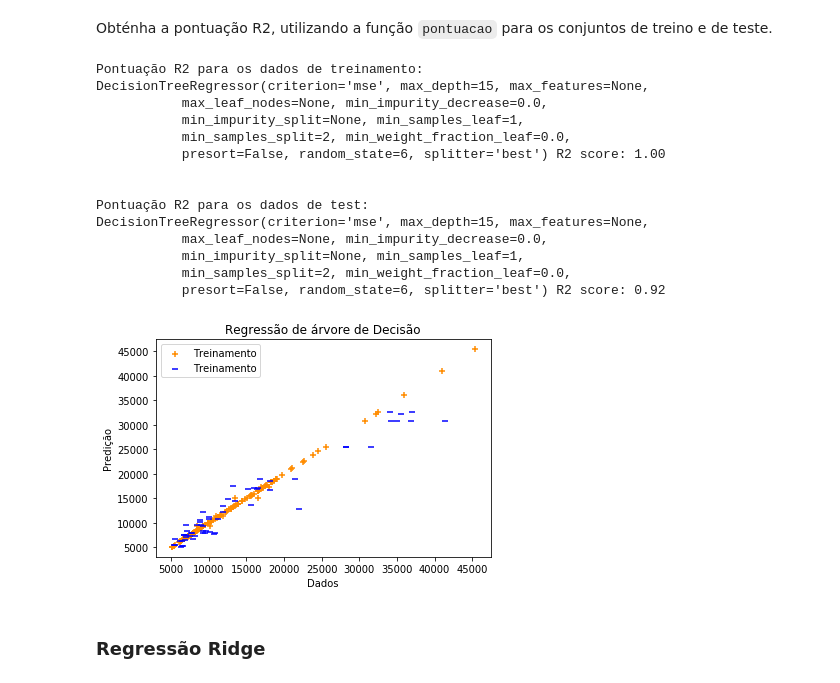
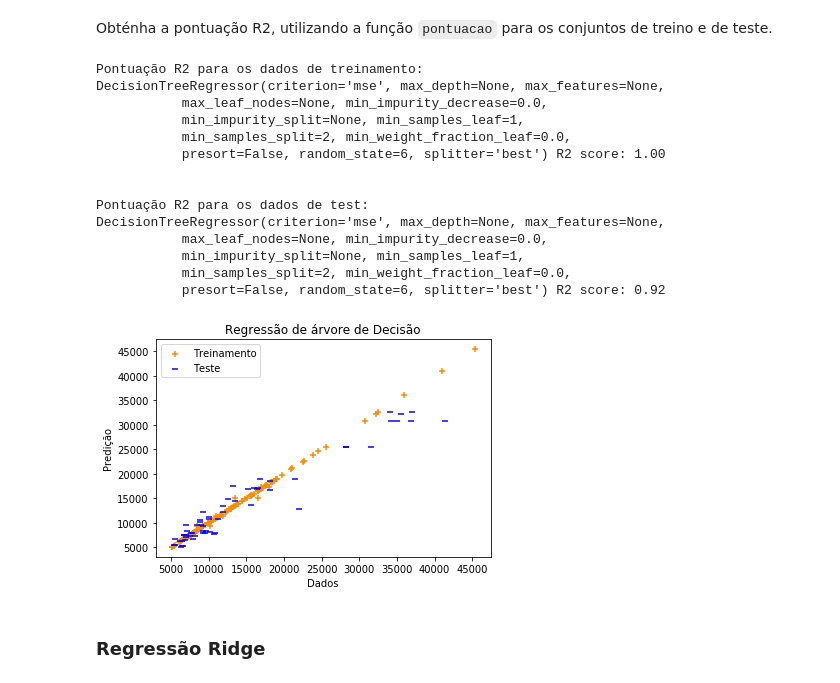
Before and after one commit to marcosmuto/FIAP_PYTHON, a Jupyter notebook: automobile-price-prediction.ipynb, the cells around one changed output. Drawn from its saved outputs; the diff is of its cells as text; code cells hidden in the pictures.

````diff
--- a/automobile-price-prediction.ipynb
+++ b/automobile-price-prediction.ipynb
@@ -854,7 +854,7 @@ plt.show()
 # %%
 from sklearn import tree
 
-dtr_model = tree.DecisionTreeRegressor(random_state=6,max_depth=15).fit(X_train, y_train.ravel())
+dtr_model = tree.DecisionTreeRegressor(random_state=6).fit(X_train, y_train.ravel())
 # %% [markdown]
 Obténha a pontuação R2, utilizando a função ```pontuacao``` para os conjuntos de treino e de teste.
 # %%
@@ -865,7 +865,7 @@ print("Pontuação R2 para os dados de test:")
 pontuacao(dtr_model, X_test, y_test)
 # %% [output]
 Pontuação R2 para os dados de treinamento:
-DecisionTreeRegressor(criterion='mse', max_depth=15, max_features=None,
+DecisionTreeRegressor(criterion='mse', max_depth=None, max_features=None,
            max_leaf_nodes=None, min_impurity_decrease=0.0,
            min_impurity_split=None, min_samples_leaf=1,
            min_samples_split=2, min_weight_fraction_leaf=0.0,
@@ -873,7 +873,7 @@ DecisionTreeRegressor(criterion='mse', max_depth=15, max_features=None,
 
 
 Pontuação R2 para os dados de test:
-DecisionTreeRegressor(criterion='mse', max_depth=15, max_features=None,
+DecisionTreeRegressor(criterion='mse', max_depth=None, max_features=None,
            max_leaf_nodes=None, min_impurity_decrease=0.0,
            min_impurity_split=None, min_samples_leaf=1,
            min_samples_split=2, min_weight_fraction_leaf=0.0,
@@ -881,15 +881,15 @@ DecisionTreeRegressor(criterion='mse', max_depth=15, max_features=None,
 # %%
 # Plot the results
 plt.figure()
 plt.scatter(y_train, dtr_model.predict(X_train), edgecolor="black",c="darkorange", label="Treinamento",marker="+")
-plt.scatter(y_test, dtr_model.predict(X_test), edgecolor="black",c="blue", label="Treinamento",marker="_")
+plt.scatter(y_test, dtr_model.predict(X_test), edgecolor="black",c="blue", label="Teste",marker="_")
 plt.xlabel("Dados")
 plt.ylabel("Predição")
 plt.title("Regressão de árvore de Decisão")
 plt.legend()
 plt.show()
 # %% [output]
-[figure, old version]
+[figure, new version]
 # %% [markdown]
 ### Regressão Ridge
 # %%
````
Also changed, not shown: parts of 7 cells of this notebook.
